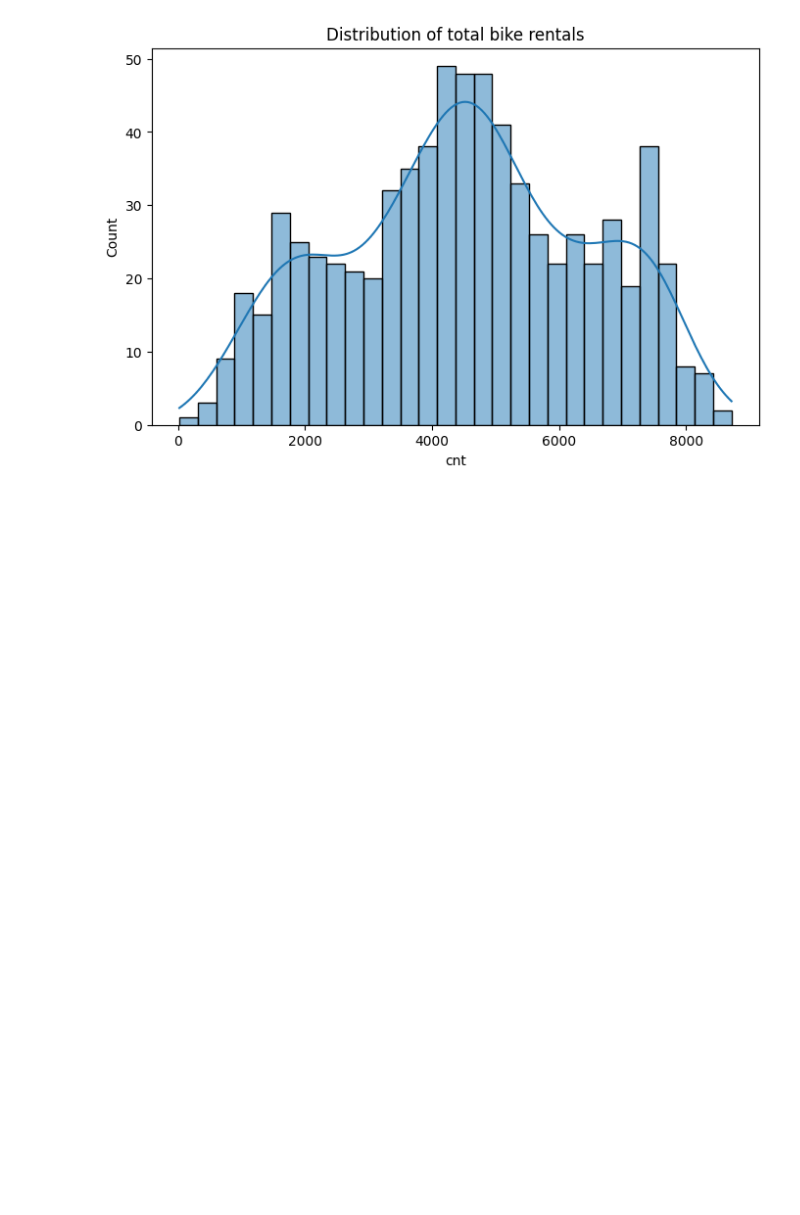
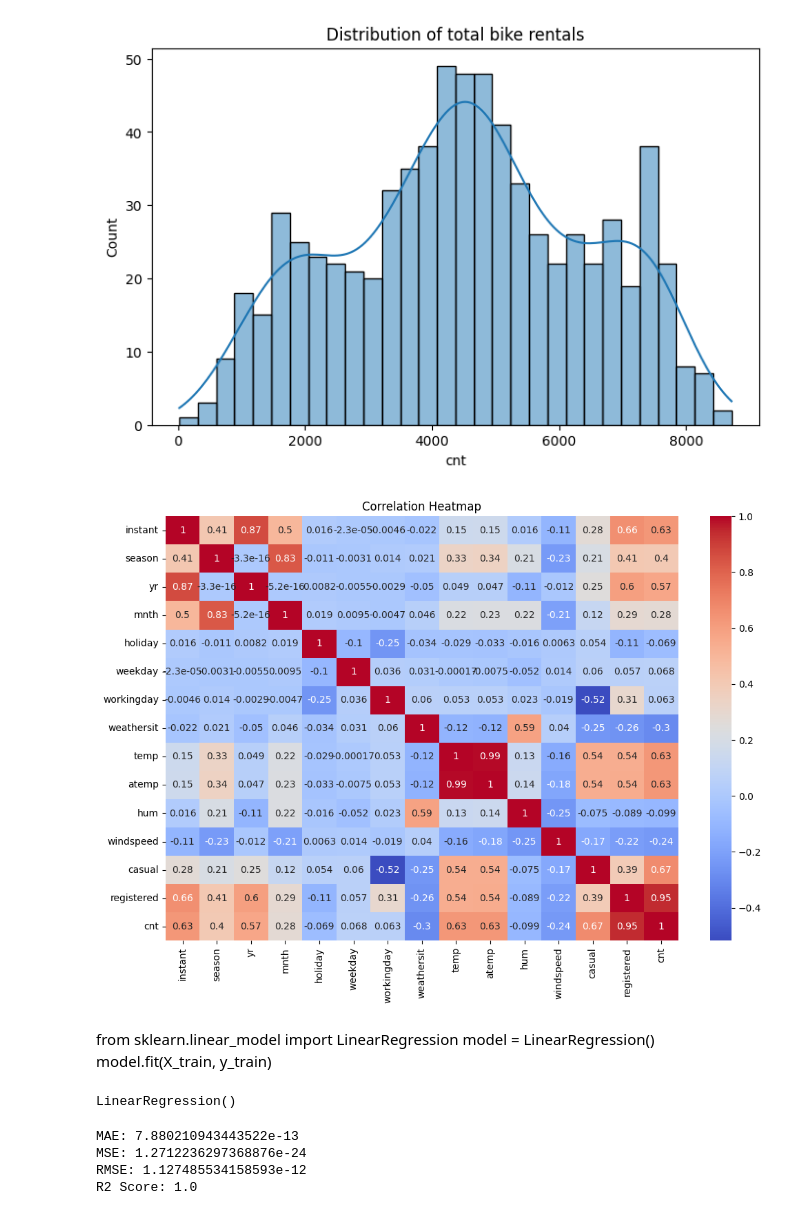
Before and after one commit to Bhumika-k6/Bike-sharing-rental-availability, a Jupyter notebook: Bike_rental_prediction.ipynb, the cells around one changed output. Drawn from its saved outputs; the diff is of its cells as text; code cells hidden in the pictures; blank space fills up the shorter version.

```diff
--- a/Bike_rental_prediction.ipynb
+++ b/Bike_rental_prediction.ipynb
@@ -110,3 +110,12 @@ plt.title("Distribution of total bike rentals")
 plt.show()
 # %% [output]
 [figure]
+# %%
+df_numeric = df.select_dtypes(include=['int64', 'float64'])
+# %%
+plt.figure(figsize=(12,8))
+sns.heatmap(df_numeric.corr(), annot=True, cmap='coolwarm')
+plt.title("Correlation Heatmap")
+plt.show()
+# %% [output]
+[figure, added]
@@ -112,0 +133,12 @@ plt.show()
+# %% [markdown]
+from sklearn.linear_model import
+LinearRegression
+model = LinearRegression()
+model.fit(X_train, y_train)
+# %%
+from sklearn.linear_model import LinearRegression
+
+model = LinearRegression()
+model.fit(X_train, y_train)
+# %% [output]
+LinearRegression()
@@ -112,0 +147,13 @@ plt.show()
+# %%
+from sklearn.metrics import mean_absolute_error, mean_squared_error, r2_score
+import numpy as np
+
+print("MAE:", mean_absolute_error(y_test, y_pred))
+print("MSE:", mean_squared_error(y_test, y_pred))
+print("RMSE:", np.sqrt(mean_squared_error(y_test, y_pred)))
+print("R2 Score:", r2_score(y_test, y_pred))
+# %% [output]
+MAE: 7.880210943443522e-13
+MSE: 1.2712236297368876e-24
+RMSE: 1.127485534158593e-12
+R2 Score: 1.0
```
Also changed, not shown: parts of 5 cells of this notebook.
